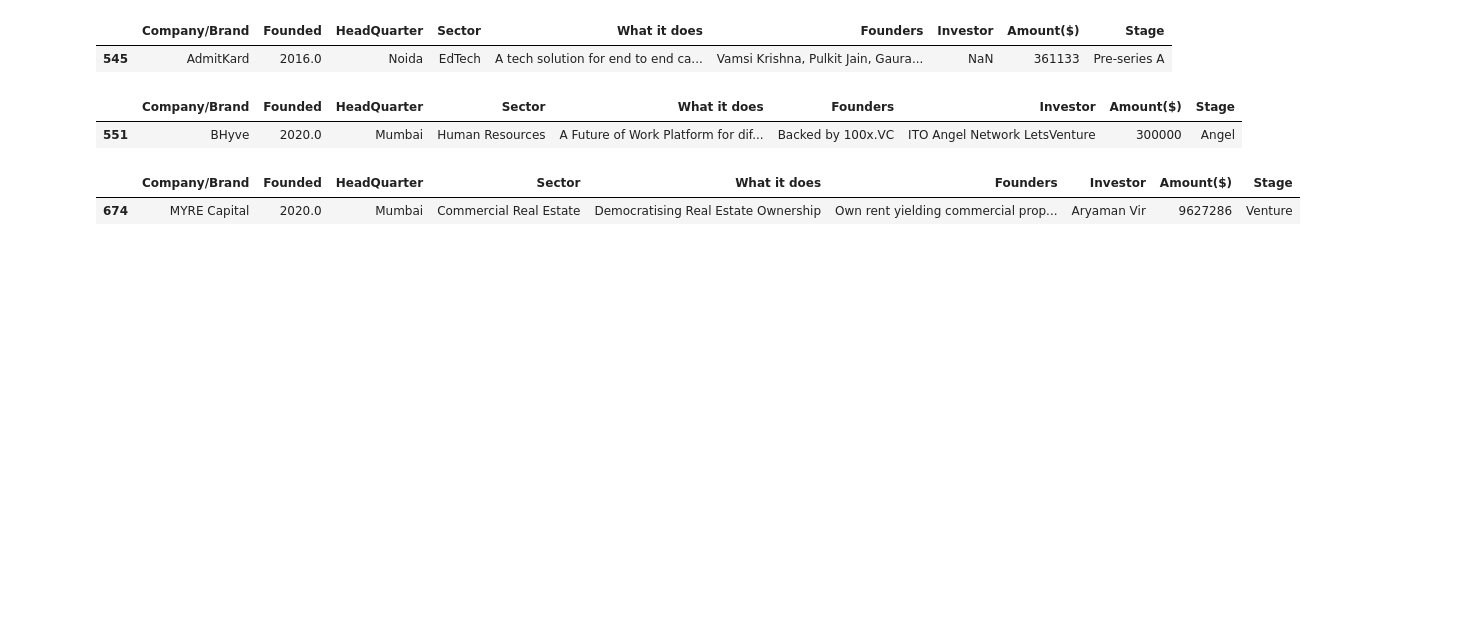
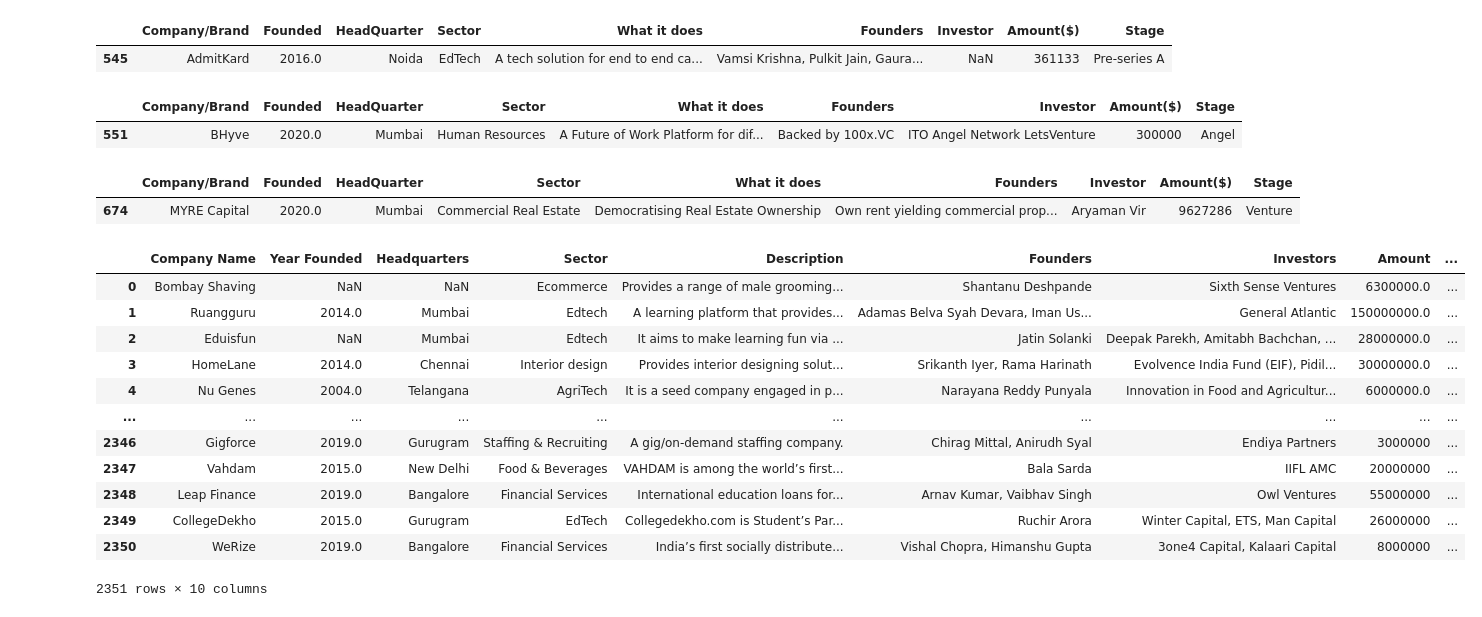
Before and after one commit to GYASIHAYFORD/TEAM_HAVANA1, a Jupyter notebook: Indian_Start_Up_Fund.ipynb, the cells around one changed output. Cells and saved outputs as stored; diff of their text form; code cells hidden in the pictures; blank space fills up the shorter version.

```diff
--- a/Indian_Start_Up_Fund.ipynb
+++ b/Indian_Start_Up_Fund.ipynb
@@ -426,3 +428,22 @@ data_2021.loc[data_2021["Company/Brand"] == "MYRE Capital"]
 # %%
 # Appending years of funding to the respective dataframes
 data_2021["Year of Funding"] = "2021"
+# %%
+#we have to Joine the DataFrames which has similar column names
+combined_19_21 = pd.concat([data_2019, data_2020, data_2021], ignore_index = True)
+combined_19_21.columns = ["Company Name", "Year Founded", "Headquarters", "Sector", "Description", "Founders", "Investors", "Amount", "Funding Stage", "Funding Year"]
+combined_19_21
+# %% [output]
+|  | Company Name | Year Founded | Headquarters | Sector | Description | Founders | Investors | Amount | ... |
+| 0 | Bombay Shaving | NaN | NaN | Ecommerce | Provides a range of male grooming... | Shantanu Deshpande | Sixth Sense Ventures | 6300000.0 | ... |
+| 1 | Ruangguru | 2014.0 | Mumbai | Edtech | A learning platform that provides... | Adamas Belva Syah Devara, Iman Us... | General Atlantic | 150000000.0 | ... |
+| 2 | Eduisfun | NaN | Mumbai | Edtech | It aims to make learning fun via ... | Jatin Solanki | Deepak Parekh, Amitabh Bachchan, ... | 28000000.0 | ... |
+| 3 | HomeLane | 2014.0 | Chennai | Interior design | Provides interior designing solut... | Srikanth Iyer, Rama Harinath | Evolvence India Fund (EIF), Pidil... | 30000000.0 | ... |
+| 4 | Nu Genes | 2004.0 | Telangana | AgriTech | It is a seed company engaged in p... | Narayana Reddy Punyala | Innovation in Food and Agricultur... | 6000000.0 | ... |
+| ... | ... | ... | ... | ... | ... | ... | ... | ... | ... |
+| 2346 | Gigforce | 2019.0 | Gurugram | Staffing & Recruiting | A gig/on-demand staffing company. | Chirag Mittal, Anirudh Syal | Endiya Partners | 3000000 | ... |
+| 2347 | Vahdam | 2015.0 | New Delhi | Food & Beverages | VAHDAM is among the world’s first... | Bala Sarda | IIFL AMC | 20000000 | ... |
+| 2348 | Leap Finance | 2019.0 | Bangalore | Financial Services | International education loans for... | Arnav Kumar, Vaibhav Singh | Owl Ventures | 55000000 | ... |
+| 2349 | CollegeDekho | 2015.0 | Gurugram | EdTech | Collegedekho.com is Student’s Par... | Ruchir Arora | Winter Capital, ETS, Man Capital | 26000000 | ... |
+| 2350 | WeRize | 2019.0 | Bangalore | Financial Services | India’s first socially distribute... | Vishal Chopra, Himanshu Gupta | 3one4 Capital, Kalaari Capital | 8000000 | ... |
+2351 rows × 10 columns
```
Also changed, not shown: parts of 8 cells of this notebook.
